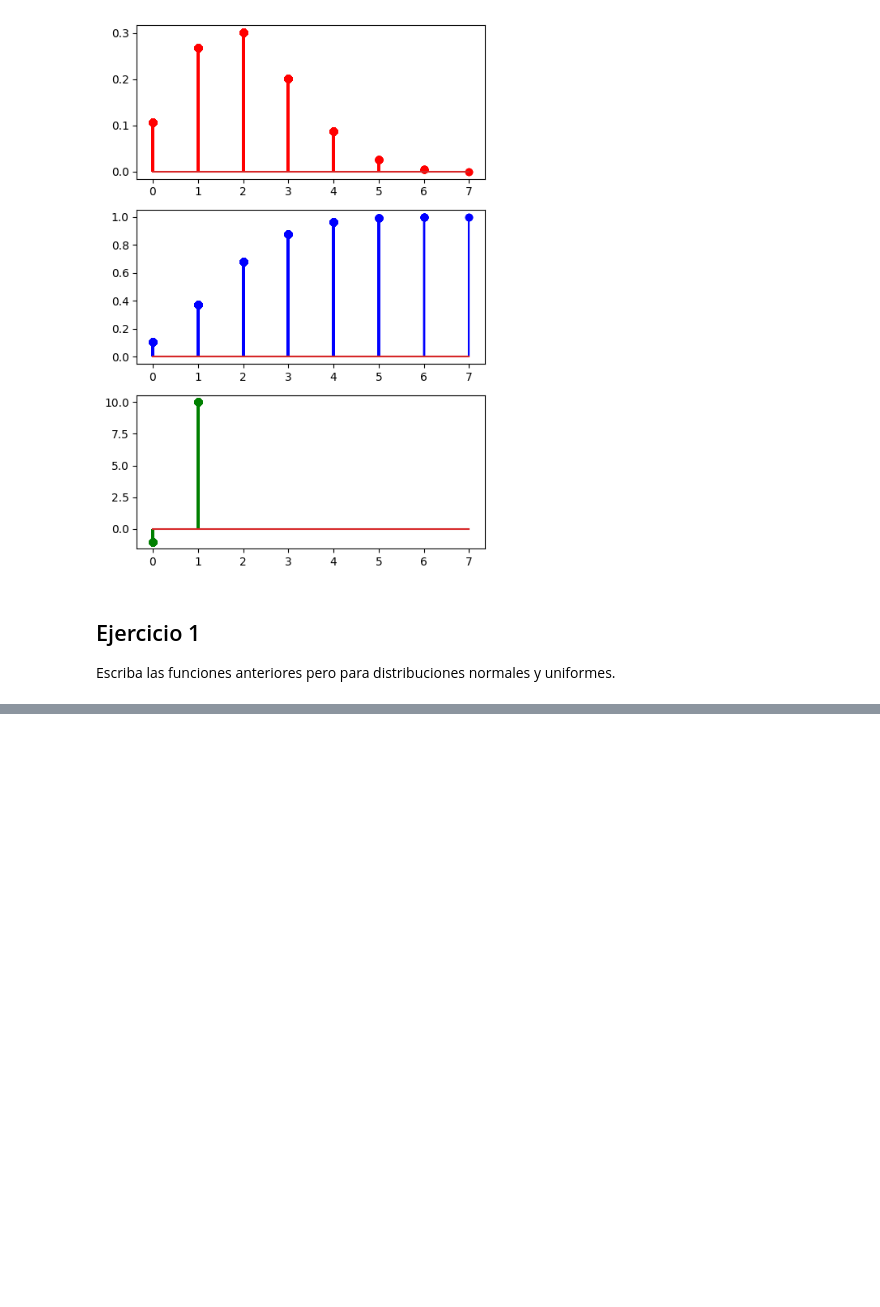
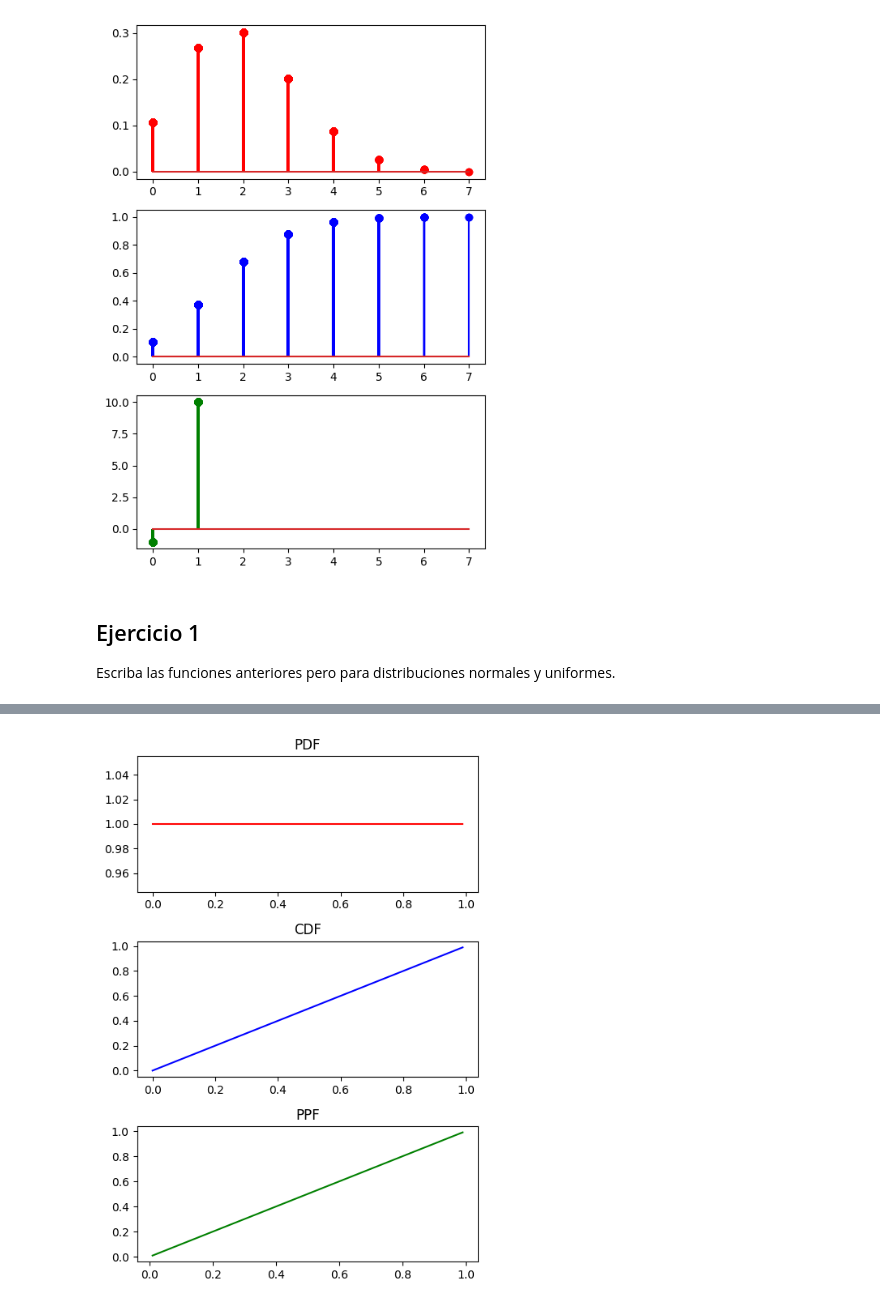
Before and after one commit to 4GeeksAcademy/BRAYAN-probabilidad-con-python, a Jupyter notebook: notebook/problems.es.ipynb, the cells around one changed output, grey strips where cells are left out. Cells and saved outputs as stored; diff of their text form; code cells hidden in the pictures; blank space fills up the shorter version.

```diff
--- a/notebook/problems.es.ipynb
+++ b/notebook/problems.es.ipynb
@@ -170,0 +185,28 @@ ppf_uniform = uniform.ppf(np.linspace(0.01, 0.99, 100), loc=low, scale=high-low)
+# %%
+import matplotlib.pyplot as plt
+import numpy as np
+from scipy.stats import norm, uniform
+
+np.random.seed(42)
+
+# Distribución Uniforme
+low = 0
+high = 1
+data_uniform = np.arange(0, 1, 0.01)
+pdf_uniform = uniform.pdf(data_uniform, loc=low, scale=high-low)
+cdf_uniform = uniform.cdf(data_uniform, loc=low, scale=high-low)
+ppf_data_uniform = np.linspace(0.01, 0.99, 100)
+ppf_uniform = uniform.ppf(ppf_data_uniform, loc=low, scale=high-low)
+
+fig, axis = plt.subplots(3, 1, figsize=(5, 7))
+axis[0].plot(data_uniform, pdf_uniform, "r-")
+axis[0].set_title("PDF")
+axis[1].plot(data_uniform, cdf_uniform, "b-")
+axis[1].set_title("CDF")
+axis[2].plot(ppf_data_uniform, ppf_uniform, "g-")
+axis[2].set_title("PPF")
+
+plt.tight_layout()
+plt.show()
+# %% [output]
+[figure, added]
```
Also changed, not shown: parts of 1 cell of this notebook.
